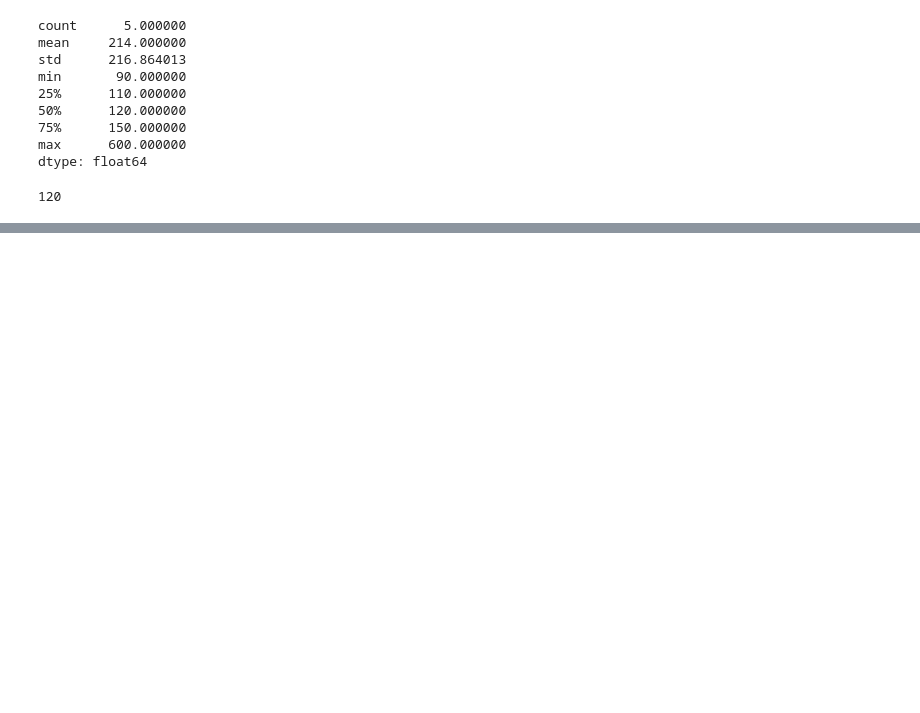
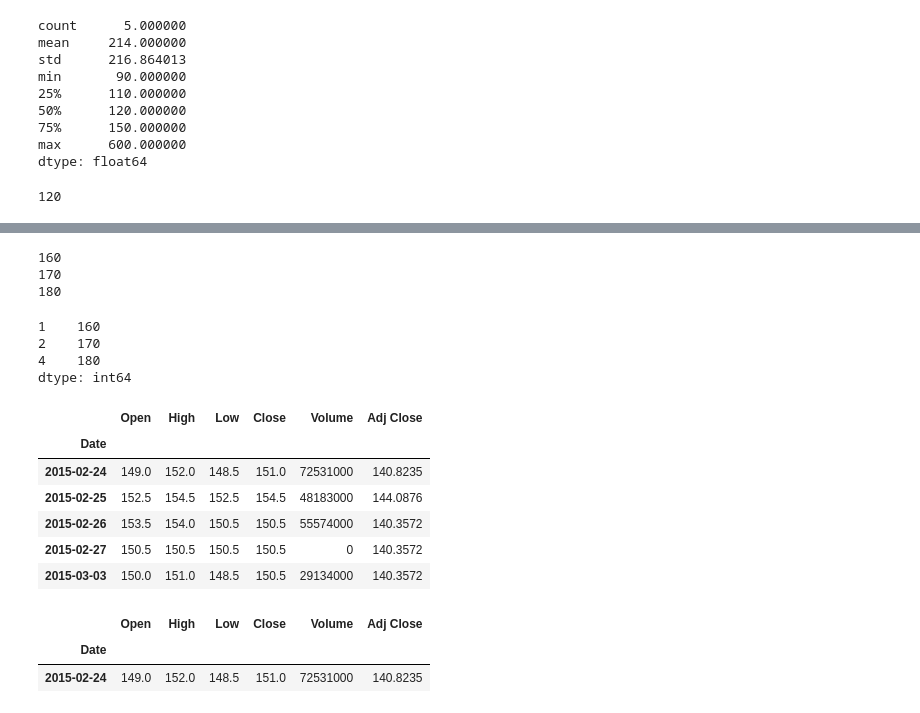
Before and after one commit to ywchiu/pyfintech2, a Jupyter notebook: 20160930Demo.ipynb, the cells around one changed output, grey strips where cells are left out. Saved outputs shown, nothing was run; the diff lists cells and outputs as text; code cells hidden in the pictures; blank space fills up the shorter version.

```diff
--- a/20160930Demo.ipynb
+++ b/20160930Demo.ipynb
@@ -207,0 +220,36 @@ v_50per
+# %%
+a = [130,160,170,120,180]
+for e in a:
+    if e >= 150:
+        print e
+# %% [output]
+160
+170
+180
+# %%
+import pandas
+a = pandas.Series([130,160,170,120,180])
+b = pandas.Series([False, True, True, False, True])
+a[b]
+# %% [output]
+1    160
+2    170
+4    180
+dtype: int64
+# %%
+df['Close'] >= 150
+df[df['Close'] >= 150].head()
+# %% [output]
+|  | Open | High | Low | Close | Volume | Adj Close |
+| Date |  |  |  |  |  |  |
+| 2015-02-24 | 149.0 | 152.0 | 148.5 | 151.0 | 72531000 | 140.8235 |
+| 2015-02-25 | 152.5 | 154.5 | 152.5 | 154.5 | 48183000 | 144.0876 |
+| 2015-02-26 | 153.5 | 154.0 | 150.5 | 150.5 | 55574000 | 140.3572 |
+| 2015-02-27 | 150.5 | 150.5 | 150.5 | 150.5 | 0 | 140.3572 |
+| 2015-03-03 | 150.0 | 151.0 | 148.5 | 150.5 | 29134000 | 140.3572 |
+# %%
+df[df.index == '2015-02-24']
+# %% [output]
+|  | Open | High | Low | Close | Volume | Adj Close |
+| Date |  |  |  |  |  |  |
+| 2015-02-24 | 149.0 | 152.0 | 148.5 | 151.0 | 72531000 | 140.8235 |
```
Also changed, not shown: parts of 16 cells of this notebook.
